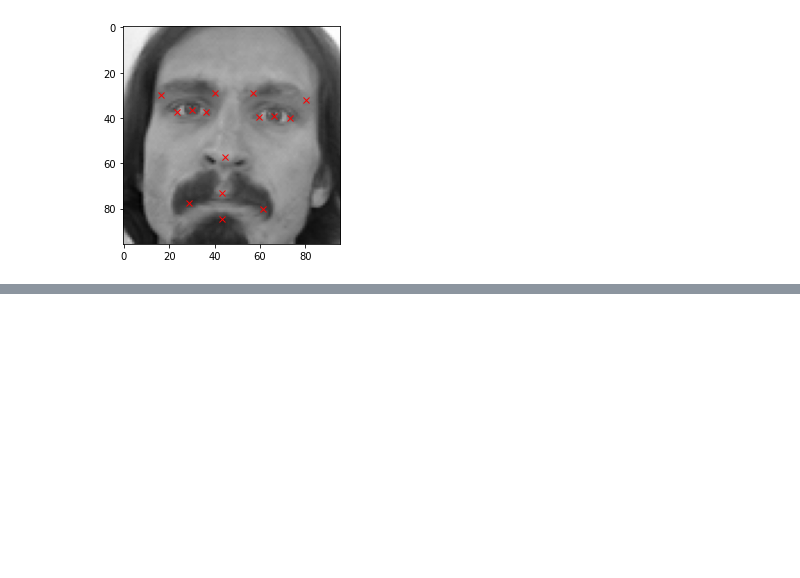
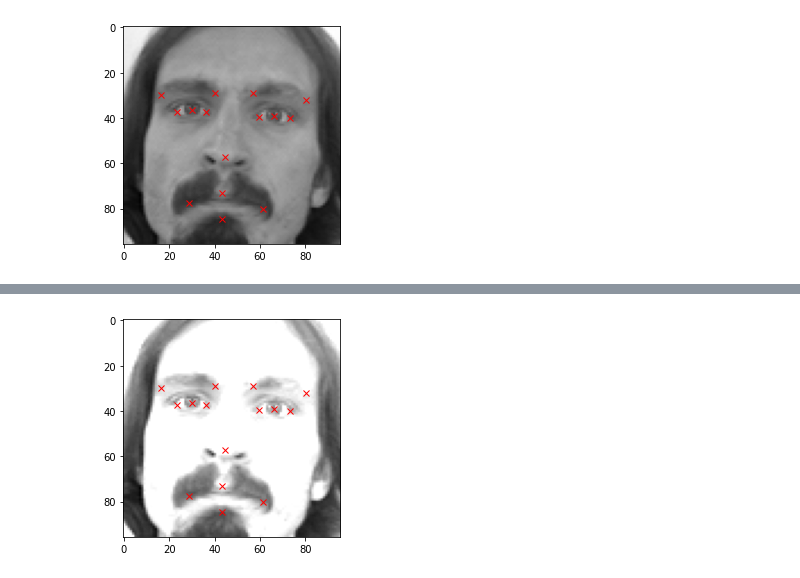
Before and after one commit to aritra741/Image-emotion-with-key-facial-points, a Jupyter notebook: Image_Emotion_Detection.ipynb, the cells around one changed output, grey strips where cells are left out. Drawn from its saved outputs; the diff is of its cells as text; code cells hidden in the pictures; blank space fills up the shorter version.

```diff
--- a/Image_Emotion_Detection.ipynb
+++ b/Image_Emotion_Detection.ipynb
@@ -116,0 +171,6 @@ for j in range( 1,31, 2 ):
+# %%
+plt.imshow(facial_key_copy['Image'][0], cmap='gray')
+for j in range(1, 31, 2):
+        plt.plot(facial_key_copy.loc[0][j-1], facial_key_copy.loc[0][j], 'rx')
+# %% [output]
+[figure, added]
```
Also changed, not shown: parts of 7 cells of this notebook.
